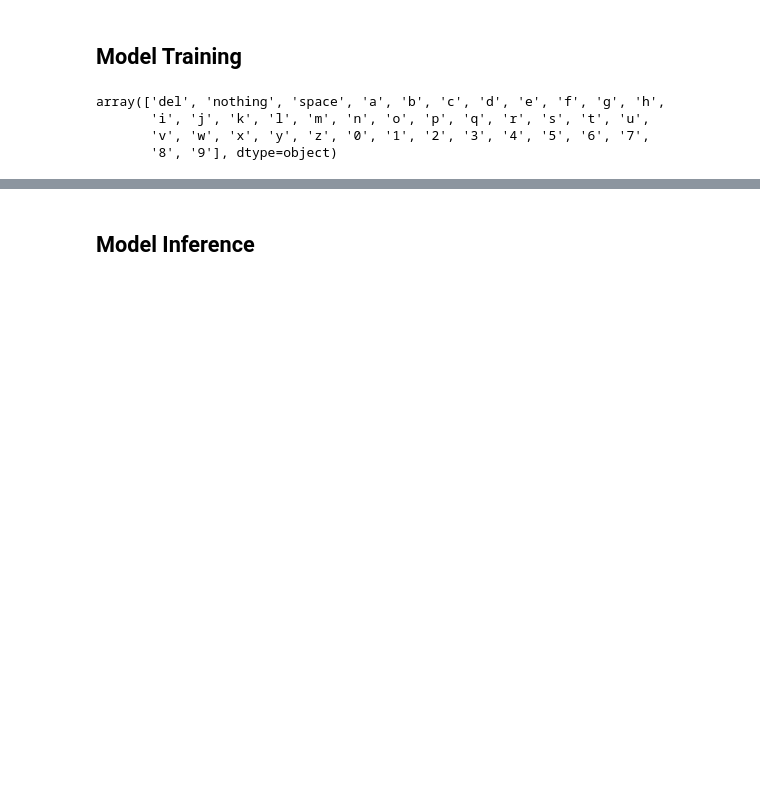
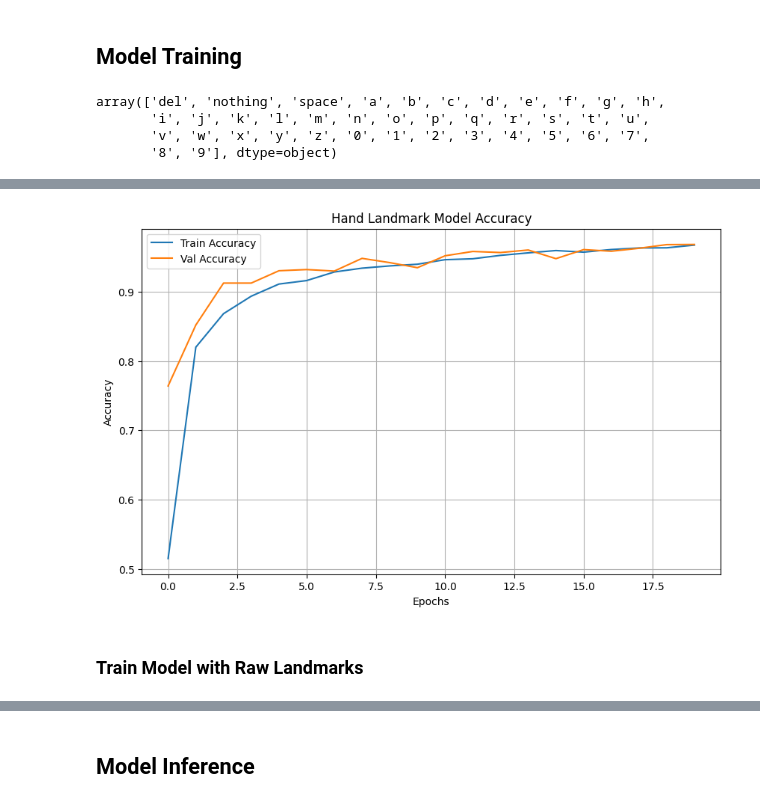
Before and after one commit to Zz1rg/LandmarkTransformerForHandSignDetection, a Jupyter notebook: notebooks/model_experiment_another_data.ipynb, the cells around one changed output, grey strips where cells are left out. Drawn from its saved outputs; the diff is of its cells as text; code cells hidden in the pictures; blank space fills up the shorter version.

```diff
--- a/notebooks/model_experiment_another_data.ipynb
+++ b/notebooks/model_experiment_another_data.ipynb
@@ -660,0 +705,6 @@ plot_loss(history, save_path='../results/transformer_loss_alt.png')
+# %%
+plot_accuracy(history, save_path='../results/transformer_acc_norm.png')
+# %% [output]
+[figure, added]
+# %% [markdown]
+### Train Model with Raw Landmarks
```
Also changed, not shown: parts of 30 cells of this notebook, 9 other files.
